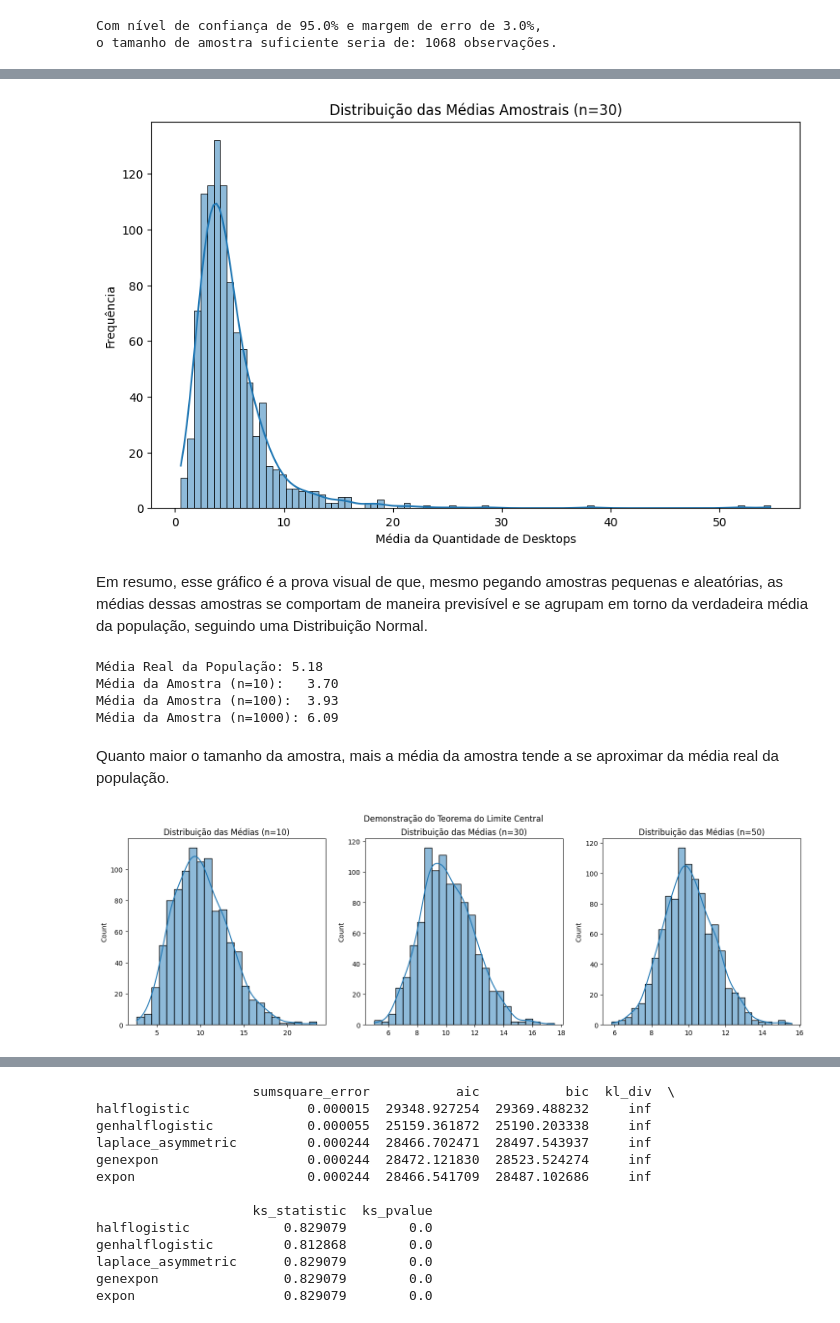
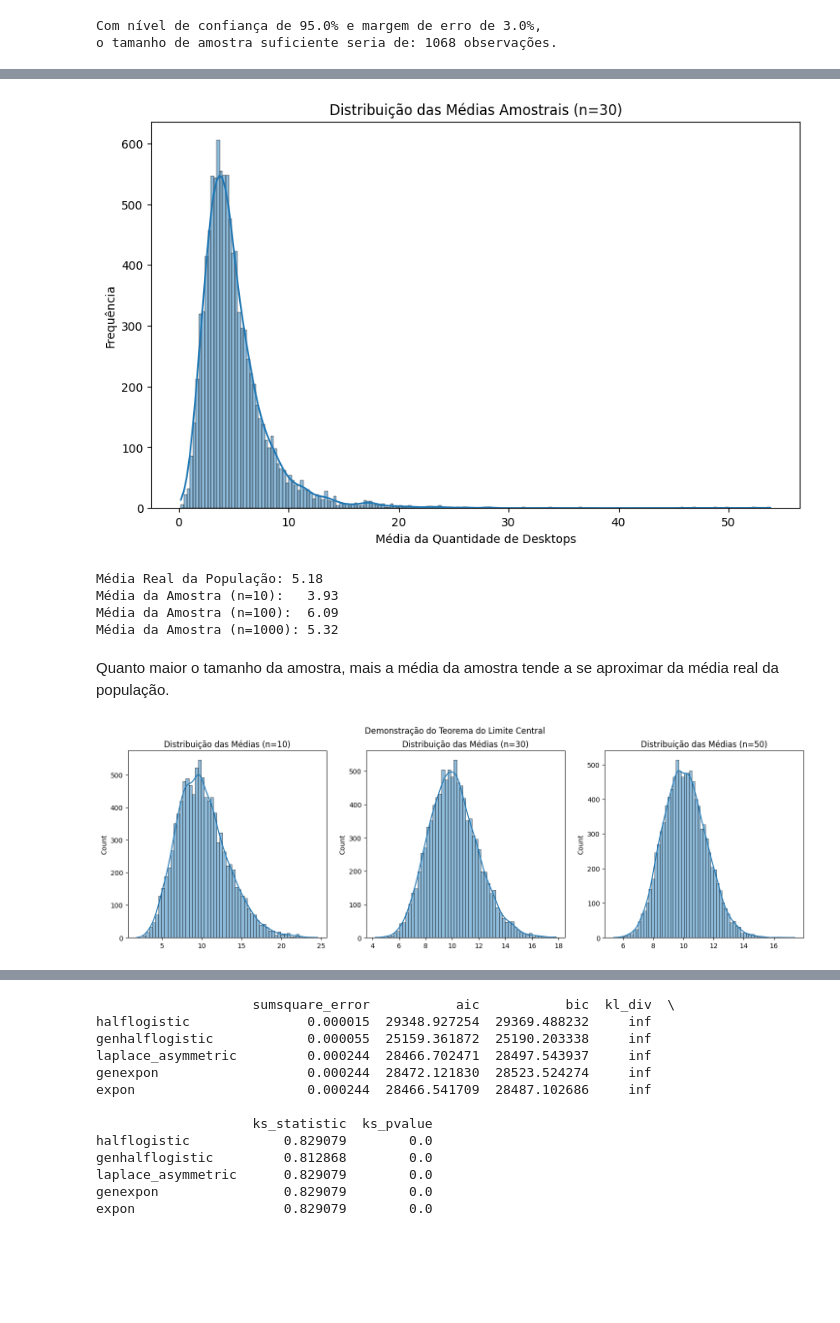
Before and after one commit to laysfreitas/TJGO_CienciaDeDados, a Jupyter notebook: Análise de Dados/Censo Escolar 2024/Dados_Censo_Escolar_2024_Exercício_5.ipynb, the cells around one changed output, grey strips where cells are left out. Saved outputs shown, nothing was run; the diff lists cells and outputs as text; code cells hidden in the pictures; blank space fills up the shorter version.

```diff
--- a/Análise de Dados/Censo Escolar 2024/Dados_Censo_Escolar_2024_Exercício_5.ipynb
+++ b/Análise de Dados/Censo Escolar 2024/Dados_Censo_Escolar_2024_Exercício_5.ipynb
@@ -95,9 +95,8 @@ df_infra_tec = df_filtrado[['TP_DEPENDENCIA','NO_REGIAO','TP_LOCALIZACAO',
                             'QT_DESKTOP_ALUNO','QT_COMP_PORTATIL_ALUNO',
                             'QT_TABLET_ALUNO']]
 # %%
-# Certifique-se de que seu dataframe df_infra_tec está carregado e tratado
-# Para reprodutibilidade, vamos remover NaNs de uma coluna que usaremos bastante
 df_infra_tec_limpo = df_infra_tec.dropna(subset=['QT_DESKTOP_ALUNO']).copy()
 
+display(df_infra_tec_limpo)
 # Definindo um tamanho de amostra padrão para a Questão 1
-TAMANHO_AMOSTRA = 1000
+TAMANHO_AMOSTRA = 10000
@@ -206,7 +186,7 @@ Esta é uma excelente observação para incluir no seu relatório final (item f)
 # %%
 # 2) Histograma das médias de amostras de tamanho 30
 medias_amostra_n30 = []
-for _ in range(1000): # Tirando 1.000 amostras
+for _ in range(10000): # Tirando 10.000 amostras
     amostra = df_infra_tec_limpo['QT_DESKTOP_ALUNO'].sample(n=30)
     medias_amostra_n30.append(amostra.mean())
 
@@ -218,16 +198,14 @@ plt.xlabel('Média da Quantidade de Desktops')
 plt.ylabel('Frequência')
 plt.show()
 # %% [output]
-[figure, old version]
+[figure, new version]
-# %% [markdown]
-Em resumo, esse gráfico é a prova visual de que, mesmo pegando amostras pequenas e aleatórias, as médias dessas amostras se comportam de maneira previsível e se agrupam em torno da verdadeira média da população, seguindo uma Distribuição Normal.
 # %%
-# 3) Comparar médias para n=10, 100, 1000
+# 3) Comparar médias para n=100, 1000, 10000
 media_populacao = df_infra_tec_limpo['QT_DESKTOP_ALUNO'].mean()
 
-amostra_n10 = df_infra_tec_limpo['QT_DESKTOP_ALUNO'].sample(n=10, random_state=42).mean()
-amostra_n100 = df_infra_tec_limpo['QT_DESKTOP_ALUNO'].sample(n=100, random_state=42).mean()
-amostra_n1000 = df_infra_tec_limpo['QT_DESKTOP_ALUNO'].sample(n=1000, random_state=42).mean()
+amostra_n10 = df_infra_tec_limpo['QT_DESKTOP_ALUNO'].sample(n=100, random_state=42).mean()
+amostra_n100 = df_infra_tec_limpo['QT_DESKTOP_ALUNO'].sample(n=1000, random_state=42).mean()
+amostra_n1000 = df_infra_tec_limpo['QT_DESKTOP_ALUNO'].sample(n=10000, random_state=42).mean()
 
 print(f"Média Real da População: {media_populacao:.2f}")
 print(f"Média da Amostra (n=10):   {amostra_n10:.2f}")
@@ -235,31 +213,31 @@ print(f"Média da Amostra (n=100):  {amostra_n100:.2f}")
 print(f"Média da Amostra (n=1000): {amostra_n1000:.2f}")
 # %% [output]
 Média Real da População: 5.18
-Média da Amostra (n=10):   3.70
-Média da Amostra (n=100):  3.93
-Média da Amostra (n=1000): 6.09
+Média da Amostra (n=10):   3.93
+Média da Amostra (n=100):  6.09
+Média da Amostra (n=1000): 5.32
 # %% [markdown]
 Quanto maior o tamanho da amostra, mais a média da amostra tende a se aproximar da média real da população.
 # %%
 # 4) Teorema do Limite Central com Distribuição Exponencial
 # Gerar uma população com distribuição exponencial
 populacao_exp = expon.rvs(scale=10, size=10000)
 
 # Tamanhos de amostra a serem testados
 tamanhos_amostra = [10, 30, 50]
 fig, axes = plt.subplots(1, 3, figsize=(18, 5))
 
 for i, n in enumerate(tamanhos_amostra):
     medias_amostrais = []
-    for _ in range(1000): # Gerar 1000 amostras
+    for _ in range(10000): # Gerar 10000 amostras
         amostra = np.random.choice(populacao_exp, size=n)
         medias_amostrais.append(amostra.mean())
 
     # Plotar o histograma das médias
     sns.histplot(medias_amostrais, kde=True, ax=axes[i])
     axes[i].set_title(f'Distribuição das Médias (n={n})')
 
 plt.suptitle('Demonstração do Teorema do Limite Central')
 plt.show()
 # %% [output]
-[figure, old version]
+[figure, new version]
```
Also changed, not shown: parts of 8 cells of this notebook, 3 other files.
